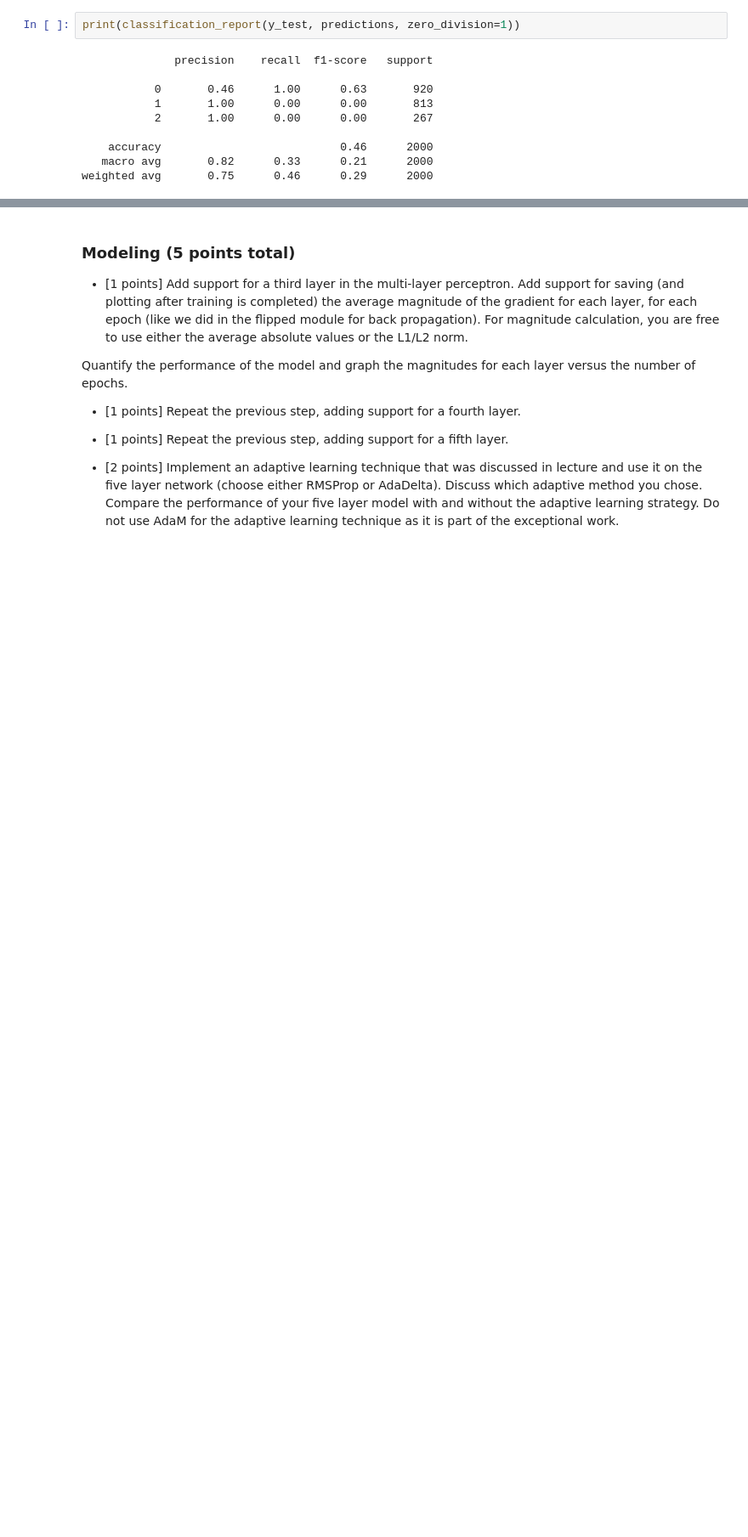
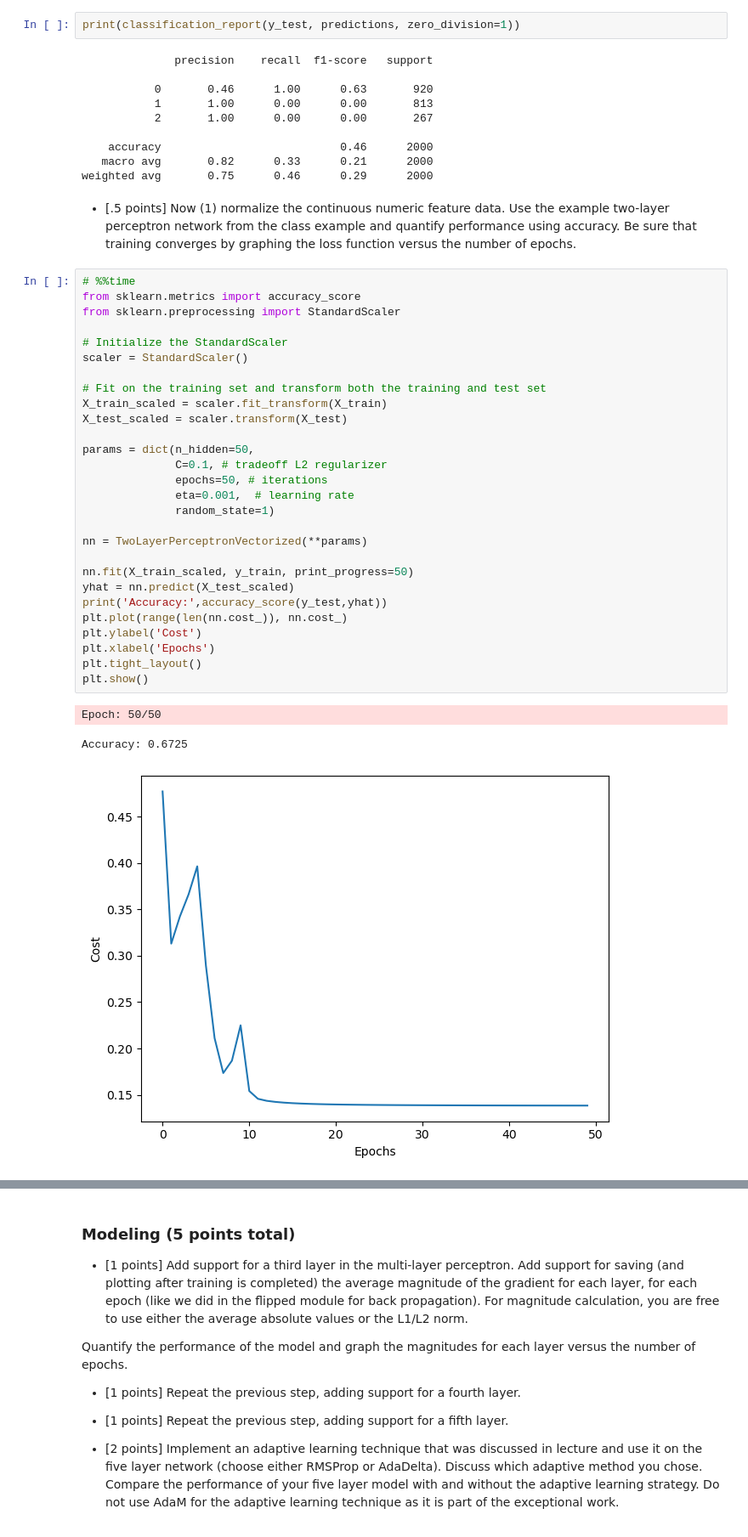
Before and after one commit to Jadonsw123/Lab4MultiLayerPerceptron, a Jupyter notebook: lab4.ipynb, the cells around one changed output, grey strips where cells are left out. Shown at 85% size. Drawn from its saved outputs; the diff is of its cells as text; blank space fills up the shorter version.

Commit message:
Added normalization of data before we use it for the next part

```diff
--- a/lab4.ipynb
+++ b/lab4.ipynb
@@ -388,3 +388,37 @@ print(classification_report(y_test, predictions, zero_division=1))
     accuracy                           0.46      2000
    macro avg       0.82      0.33      0.21      2000
 weighted avg       0.75      0.46      0.29      2000
+# %% [markdown]
+- [.5 points] Now (1) normalize the continuous numeric feature data. Use the example two-layer perceptron network from the class example and quantify performance using accuracy. Be sure that training converges by graphing the loss function versus the number of epochs.
+# %%
+# %%time
+from sklearn.metrics import accuracy_score
+from sklearn.preprocessing import StandardScaler
+
+# Initialize the StandardScaler
+scaler = StandardScaler()
+
+# Fit on the training set and transform both the training and test set
+X_train_scaled = scaler.fit_transform(X_train)
+X_test_scaled = scaler.transform(X_test)
+
+params = dict(n_hidden=50,
+              C=0.1, # tradeoff L2 regularizer
+              epochs=50, # iterations
+              eta=0.001,  # learning rate
+              random_state=1)
+
+nn = TwoLayerPerceptronVectorized(**params)
+
+nn.fit(X_train_scaled, y_train, print_progress=50)
+yhat = nn.predict(X_test_scaled)
+print('Accuracy:',accuracy_score(y_test,yhat))
+plt.plot(range(len(nn.cost_)), nn.cost_)
+plt.ylabel('Cost')
+plt.xlabel('Epochs')
+plt.tight_layout()
+plt.show()
+# %% [output]
+Epoch: 50/50
+Accuracy: 0.6725
+[figure, added]
```
Also changed, not shown: parts of 2 cells of this notebook.
